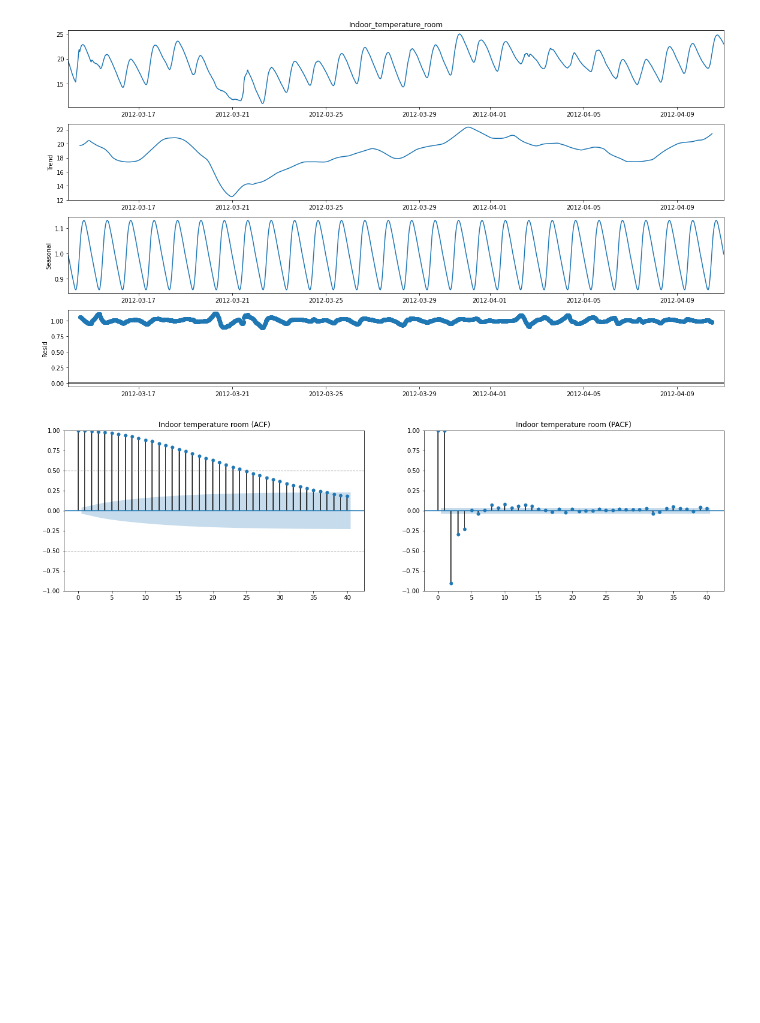
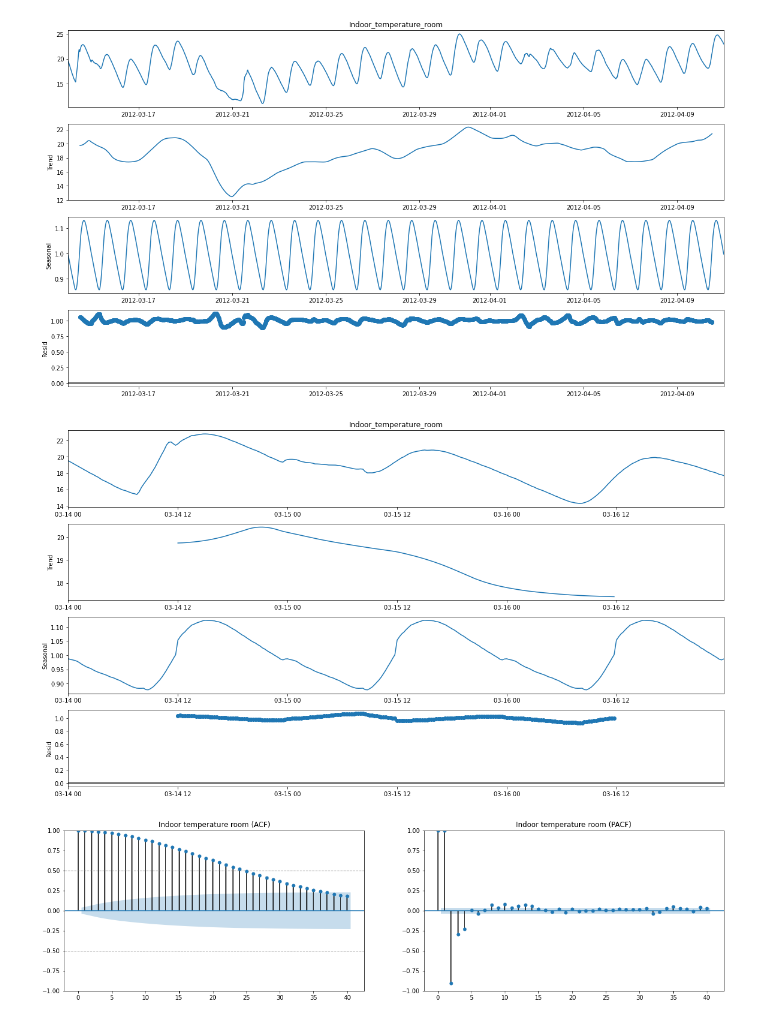
Before and after one commit to HedersonSantos/SmartHome, a Jupyter notebook: seriesTemporais.ipynb, the cells around one changed output. Saved outputs shown, nothing was run; the diff lists cells and outputs as text; code cells hidden in the pictures; blank space fills up the shorter version.

```diff
--- a/seriesTemporais.ipynb
+++ b/seriesTemporais.ipynb
@@ -187,6 +205,15 @@ fig.tight_layout()
 plt.show()
 # %% [output]
 [figure]
+# %%
+
+result = seasonal_decompose(df_treino[df_treino.index < '17-03-2012 00:00:00']['Indoor_temperature_room'], model='multiplicative', period=96 )
+fig = result.plot()
+fig.set_size_inches((16, 9))
+fig.tight_layout()
+plt.show()
+# %% [output]
+[figure, added]
 # %%
 fig, axes = plt.subplots(nrows=1, ncols=2, sharex=False, sharey=False, figsize=(20, 5))
 title = 'Indoor temperature room'
```
Also changed, not shown: parts of 4 cells of this notebook.
